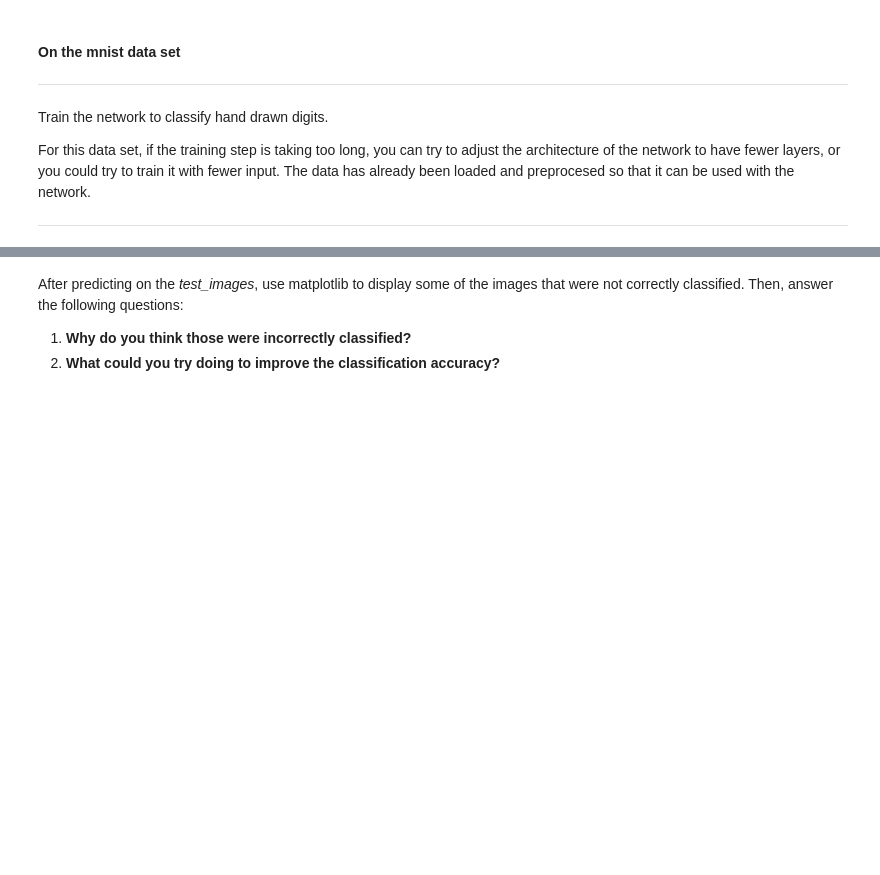
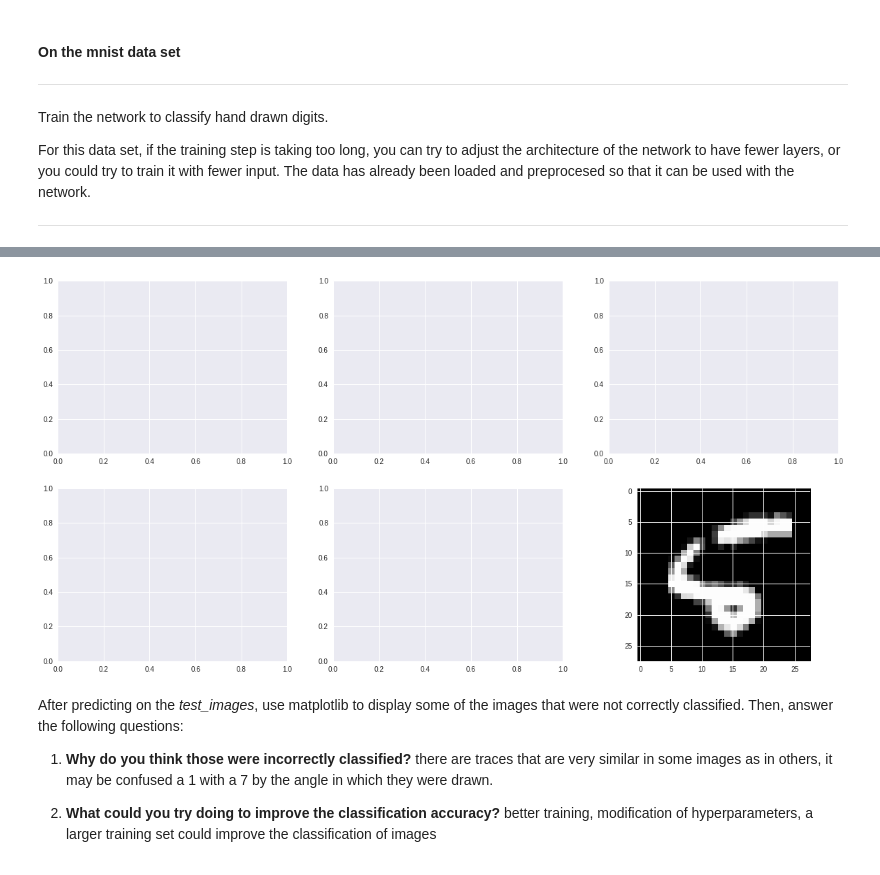
Before and after one commit to DeepLearningVision-2019/a3-neural-network-class-CesarValladares, a Jupyter notebook: Neural_Network_Assignment.ipynb, the cells around one changed output, grey strips where cells are left out. Cells and saved outputs as stored; diff of their text form; code cells hidden in the pictures; blank space fills up the shorter version.

```diff
--- a/Neural_Network_Assignment.ipynb
+++ b/Neural_Network_Assignment.ipynb
@@ -325,5 +328,43 @@ ERROR  0.17984797477071277
+# %%
+predictions = neural_network3.predict(test_images[0:10])
+
+count = 0
+
+error_images = []
+
+for prediction in predictions:
+
+  for i in range(len(prediction)):
+
+    if prediction[i] < 0.5:
+
+      prediction[i] = 0
+
+    else:
+      prediction[i] = 1
+
+  if not np.array_equiv(prediction,test_labels[count]):
+
+    error_images.append(count)
+
+
+  count +=1
+
+np.set_printoptions(precision=3, suppress= True)
+
+f, plots = plt.subplots((len(error_images)), 3, figsize=(20,10))
+plots = [plot for sublist in plots for plot in sublist]
+
+
+for index, plot in zip (error_images, plots):
+  plt.imshow(test_images[index].reshape(28,28), cmap="gray")
+# %% [output]
+[figure, added]
 # %% [markdown]
 After predicting on the *test_images*, use matplotlib to display some of the images that were not correctly classified. Then, answer the following questions:
 
 1. **Why do you think those were incorrectly classified?**
+there are traces that are very similar in some images as in others, it may be confused a 1 with a 7 by the angle in which they were drawn.
+
 2. **What could you try doing to improve the classification accuracy?**
+better training, modification of hyperparameters, a larger training set could improve the classification of images
```
Also changed, not shown: parts of 7 cells of this notebook, 1 other file.
